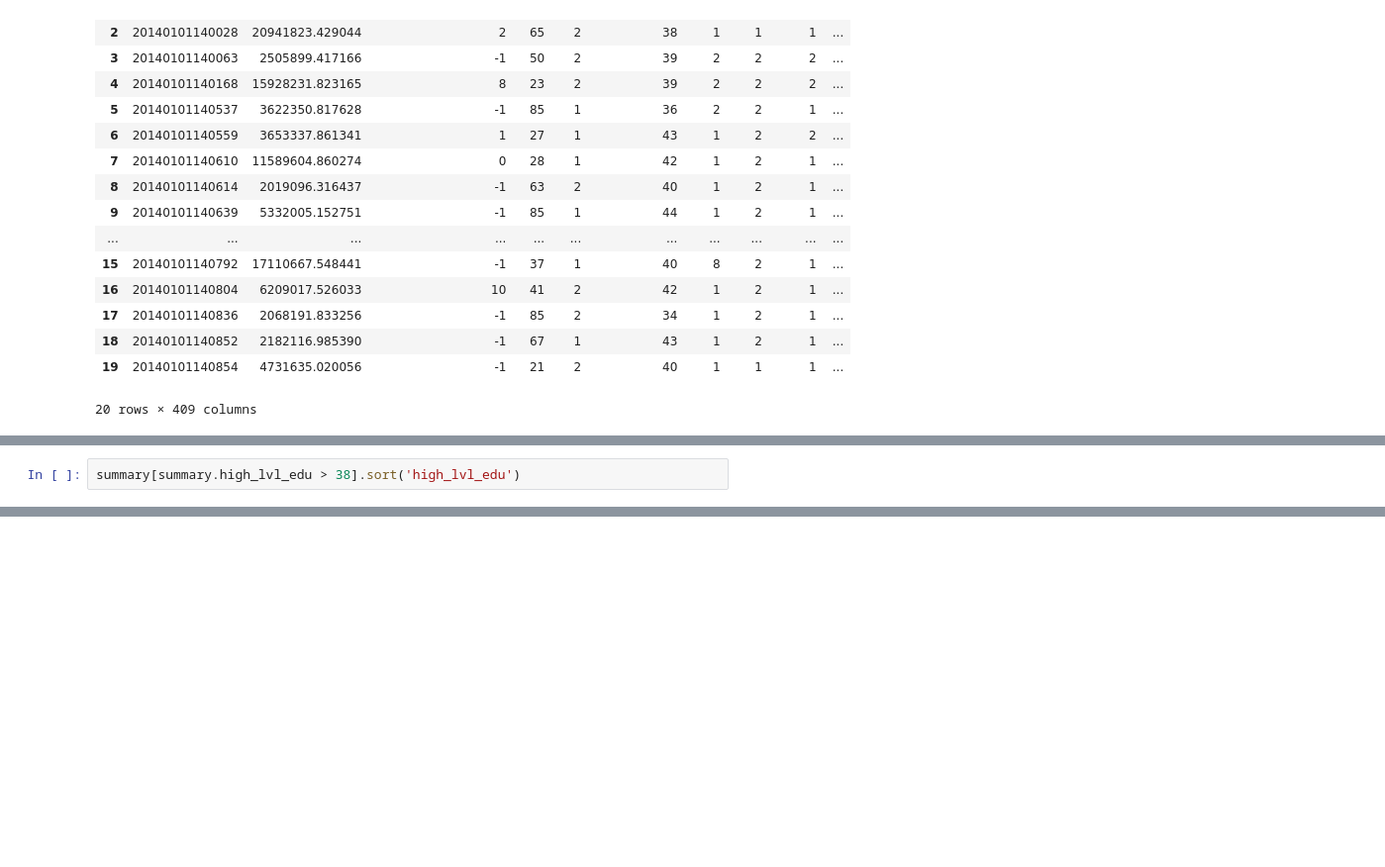
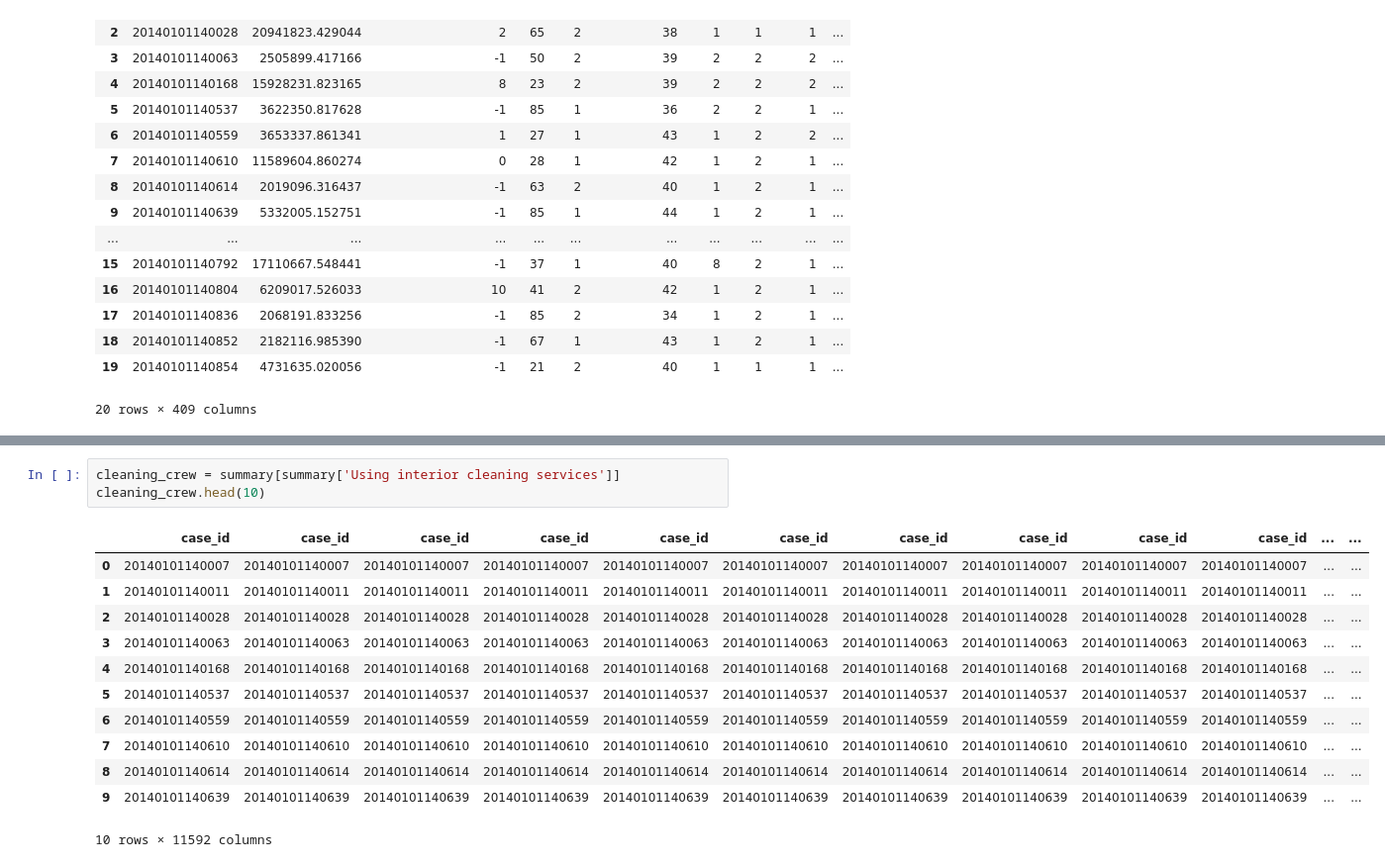
Before and after one commit to nckathleen/ATUS-Analysis, a Jupyter notebook: ATUS-Anaylsis.ipynb, the cells around one changed output, grey strips where cells are left out. Shown at 99% size. Drawn from its saved outputs; the diff is of its cells as text; blank space fills up the shorter version.

```diff
--- a/ATUS-Anaylsis.ipynb
+++ b/ATUS-Anaylsis.ipynb
@@ -102,2 +98,0 @@ summary[summary.hs_or_col > 0].index
-# %%
-summary[summary.high_lvl_edu > 38].sort('high_lvl_edu')
@@ -103,0 +112,16 @@ summary[summary.high_lvl_edu > 38].sort('high_lvl_edu')
+# %%
+cleaning_crew = summary[summary['Using interior cleaning services']]
+cleaning_crew.head(10)
+# %% [output]
+|  | case_id | case_id | case_id | case_id | case_id | case_id | case_id | case_id | case_id | case_id | ... | ... |
+| 0 | 20140101140007 | 20140101140007 | 20140101140007 | 20140101140007 | 20140101140007 | 20140101140007 | 20140101140007 | 20140101140007 | 20140101140007 | 20140101140007 | ... | ... |
+| 1 | 20140101140011 | 20140101140011 | 20140101140011 | 20140101140011 | 20140101140011 | 20140101140011 | 20140101140011 | 20140101140011 | 20140101140011 | 20140101140011 | ... | ... |
+| 2 | 20140101140028 | 20140101140028 | 20140101140028 | 20140101140028 | 20140101140028 | 20140101140028 | 20140101140028 | 20140101140028 | 20140101140028 | 20140101140028 | ... | ... |
+| 3 | 20140101140063 | 20140101140063 | 20140101140063 | 20140101140063 | 20140101140063 | 20140101140063 | 20140101140063 | 20140101140063 | 20140101140063 | 20140101140063 | ... | ... |
+| 4 | 20140101140168 | 20140101140168 | 20140101140168 | 20140101140168 | 20140101140168 | 20140101140168 | 20140101140168 | 20140101140168 | 20140101140168 | 20140101140168 | ... | ... |
+| 5 | 20140101140537 | 20140101140537 | 20140101140537 | 20140101140537 | 20140101140537 | 20140101140537 | 20140101140537 | 20140101140537 | 20140101140537 | 20140101140537 | ... | ... |
+| 6 | 20140101140559 | 20140101140559 | 20140101140559 | 20140101140559 | 20140101140559 | 20140101140559 | 20140101140559 | 20140101140559 | 20140101140559 | 20140101140559 | ... | ... |
+| 7 | 20140101140610 | 20140101140610 | 20140101140610 | 20140101140610 | 20140101140610 | 20140101140610 | 20140101140610 | 20140101140610 | 20140101140610 | 20140101140610 | ... | ... |
+| 8 | 20140101140614 | 20140101140614 | 20140101140614 | 20140101140614 | 20140101140614 | 20140101140614 | 20140101140614 | 20140101140614 | 20140101140614 | 20140101140614 | ... | ... |
+| 9 | 20140101140639 | 20140101140639 | 20140101140639 | 20140101140639 | 20140101140639 | 20140101140639 | 20140101140639 | 20140101140639 | 20140101140639 | 20140101140639 | ... | ... |
+10 rows × 11592 columns
```
Also changed, not shown: parts of 14 cells of this notebook.
